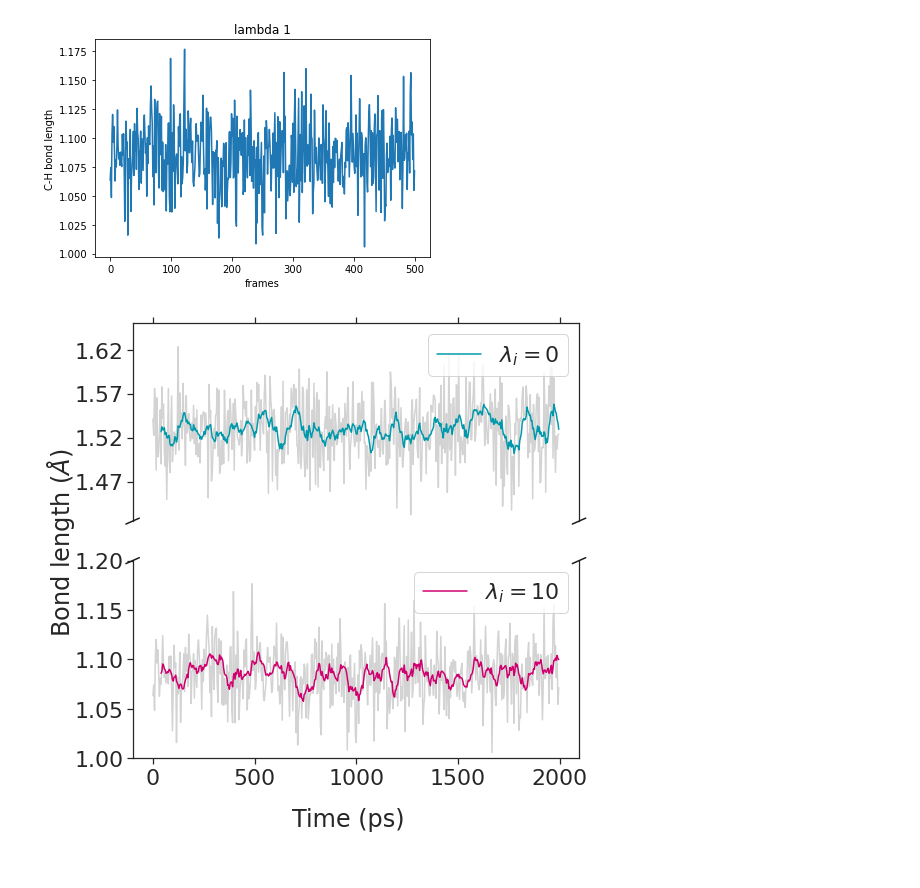
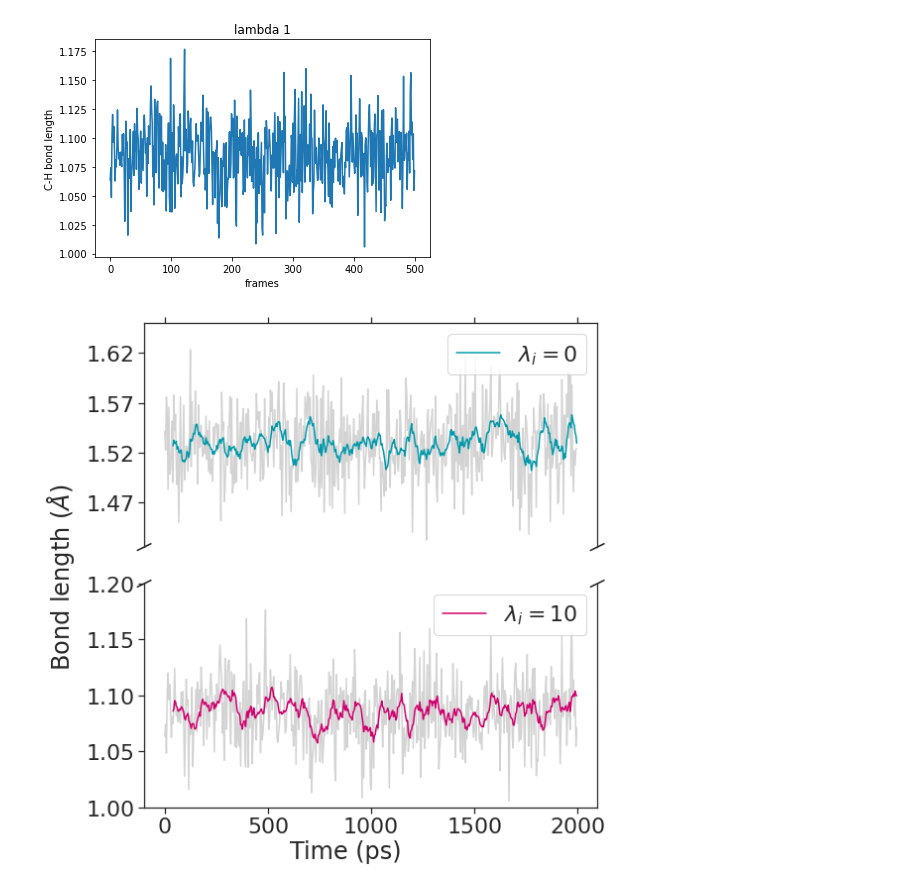
Before and after one commit to jasmin-guven/first_year_project, a Jupyter notebook: execution_model/scripts/bond_length_analysis.ipynb, the cells around one changed output. Cells and saved outputs as stored; diff of their text form; code cells hidden in the pictures.

```diff
--- a/execution_model/scripts/bond_length_analysis.ipynb
+++ b/execution_model/scripts/bond_length_analysis.ipynb
@@ -115,36 +115,37 @@ ax.plot(times[10:], running_avg_0, color="#0099AB", label=r"$\lambda_i=0$")
 ax2.plot(times, bond_lengths_10, color="lightgrey")
 ax2.plot(times[10:], running_avg_10, color=(208/255, 0/255, 111/255), label=r"$\lambda_i=10$")
 ax2.plot(times, bond_lengths_0, color="lightgrey")
 ax2.plot(times[10:], running_avg_0, color="#0099AB")
 ax.plot(times, bond_lengths_10, color="lightgrey")
 ax.plot(times[10:], running_avg_10, color=(208/255, 0/255, 111/255))
 
 ax.set_ylim(1.425, 1.650)
 ax2.set_ylim(1, 1.2)
 ax.spines["bottom"].set_visible(False)
 ax2.spines["top"].set_visible(False)
 ax.tick_params(labeltop=False)
 ax2.xaxis.tick_bottom()
 ax.xaxis.tick_top()
 diagonal = 0.015
 kwargs = dict(transform=ax.transAxes, color="k", clip_on=False)
 ax.plot((-diagonal, +diagonal), (-diagonal, +diagonal), **kwargs)
 ax.plot((1-diagonal, 1+diagonal), (-diagonal, +diagonal), **kwargs)
 kwargs.update(transform=ax2.transAxes)
 ax2.plot((-diagonal, +diagonal), (1-diagonal, 1+diagonal), **kwargs)
 ax2.plot((1-diagonal, 1+diagonal), (1-diagonal, 1+diagonal), **kwargs)
 ax.yaxis.set_ticks(np.arange(1.47, 1.65, 0.05))
 
 
 ax.legend(loc="upper right")
 ax2.legend(loc="upper right")
 
 fig.text(0.5, 0.02, "Time (ps)", ha="center", va="center")
 fig.text(0.001, 0.5, r"Bond length ($\AA$)", ha="center", va="center", rotation="vertical")
-# fig.tight_layout()
-fig.savefig("../../plots/bond_length_plot.pdf")
+fig.tight_layout()
+fig.savefig("../../plots/bond_length_plot.pdf",bbox_inches="tight")
+# fig.subplots_adjust(top=0.99, right=0.99)
 # %% [output]
-[figure, old version]
+[figure, new version]
 # %%
 fig = plt.figure()
 ax = fig.add_subplot(111)    # The big subplot
```
Also changed, not shown: 3 other files.
